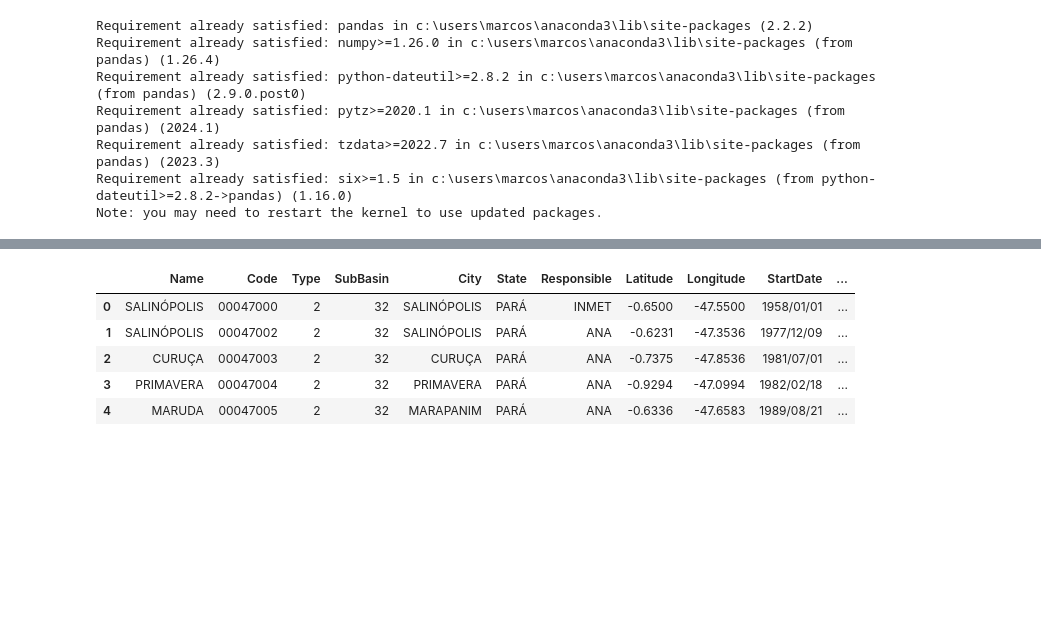
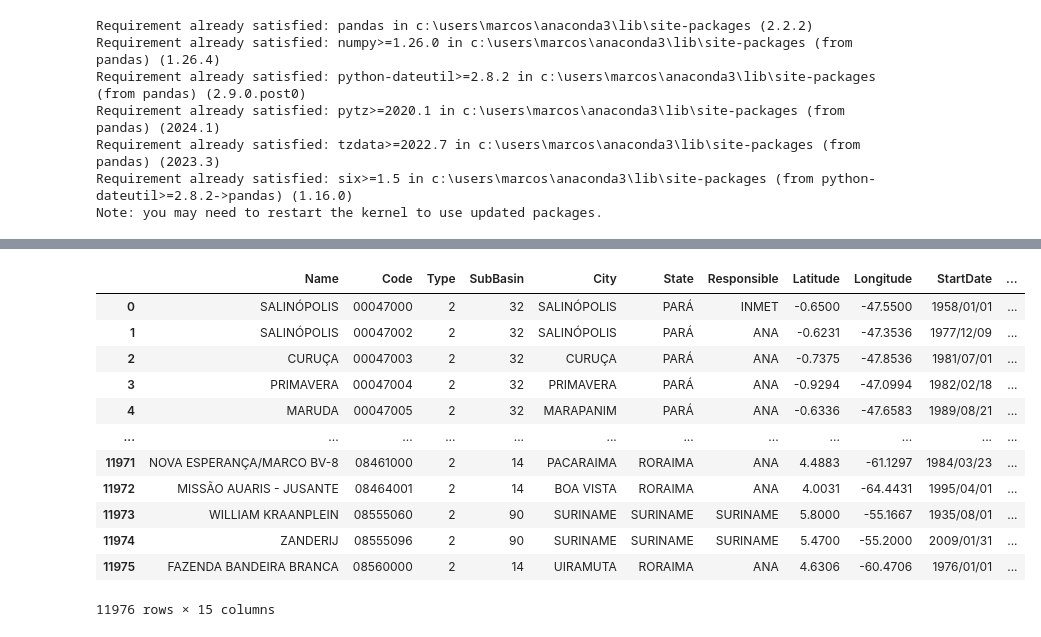
Before and after one commit to Akyzia/Precipitation_Sampling_Station, a Jupyter notebook: Arquivos/arquivo.ipynb, the cells around one changed output, grey strips where cells are left out. Saved outputs shown, nothing was run; the diff lists cells and outputs as text; code cells hidden in the pictures; blank space fills up the shorter version.

```diff
--- a/Arquivos/arquivo.ipynb
+++ b/Arquivos/arquivo.ipynb
@@ -76,14 +95,21 @@ import webbrowser
 # %%
 lista_estacoes = hydrobr.get_data.ANA.list_prec_stations()
-lista_estacoes.head()
-#display(lista_estacoes)
+#lista_estacoes.head()
+display(lista_estacoes)
 # %% [output]
 |  | Name | Code | Type | SubBasin | City | State | Responsible | Latitude | Longitude | StartDate | ... |
 | 0 | SALINÓPOLIS | 00047000 | 2 | 32 | SALINÓPOLIS | PARÁ | INMET | -0.6500 | -47.5500 | 1958/01/01 | ... |
 | 1 | SALINÓPOLIS | 00047002 | 2 | 32 | SALINÓPOLIS | PARÁ | ANA | -0.6231 | -47.3536 | 1977/12/09 | ... |
 | 2 | CURUÇA | 00047003 | 2 | 32 | CURUÇA | PARÁ | ANA | -0.7375 | -47.8536 | 1981/07/01 | ... |
 | 3 | PRIMAVERA | 00047004 | 2 | 32 | PRIMAVERA | PARÁ | ANA | -0.9294 | -47.0994 | 1982/02/18 | ... |
 | 4 | MARUDA | 00047005 | 2 | 32 | MARAPANIM | PARÁ | ANA | -0.6336 | -47.6583 | 1989/08/21 | ... |
+| ... | ... | ... | ... | ... | ... | ... | ... | ... | ... | ... | ... |
+| 11971 | NOVA ESPERANÇA/MARCO BV-8 | 08461000 | 2 | 14 | PACARAIMA | RORAIMA | ANA | 4.4883 | -61.1297 | 1984/03/23 | ... |
+| 11972 | MISSÃO AUARIS - JUSANTE | 08464001 | 2 | 14 | BOA VISTA | RORAIMA | ANA | 4.0031 | -64.4431 | 1995/04/01 | ... |
+| 11973 | WILLIAM KRAANPLEIN | 08555060 | 2 | 90 | SURINAME | SURINAME | SURINAME | 5.8000 | -55.1667 | 1935/08/01 | ... |
+| 11974 | ZANDERIJ | 08555096 | 2 | 90 | SURINAME | SURINAME | SURINAME | 5.4700 | -55.2000 | 2009/01/31 | ... |
+| 11975 | FAZENDA BANDEIRA BRANCA | 08560000 | 2 | 14 | UIRAMUTA | RORAIMA | ANA | 4.6306 | -60.4706 | 1976/01/01 | ... |
+11976 rows × 15 columns
 # %%
 #aqui eu filtro as estacoes
 #criciuma por exemplo não tem, ai não aparece
```
Also changed, not shown: parts of 17 cells of this notebook, 4 other files.
